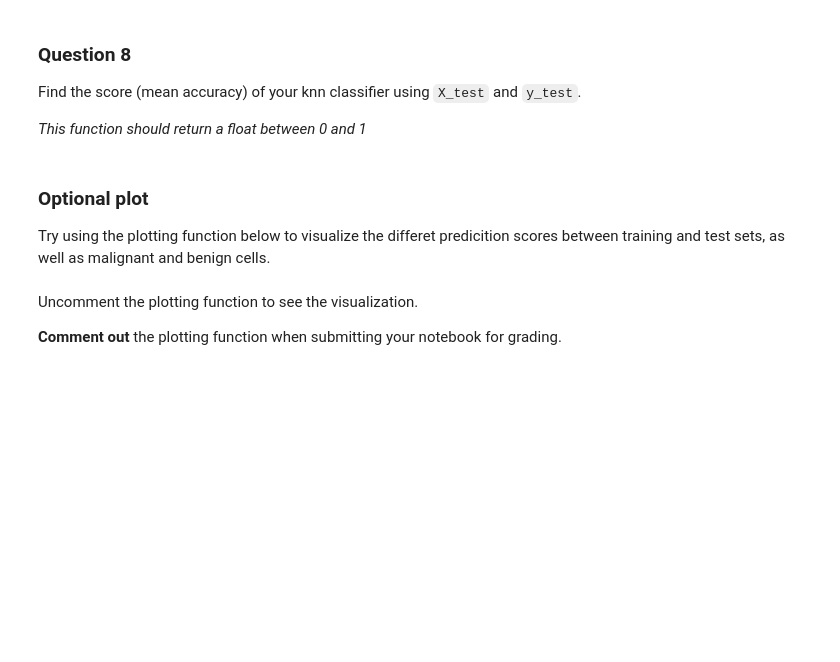
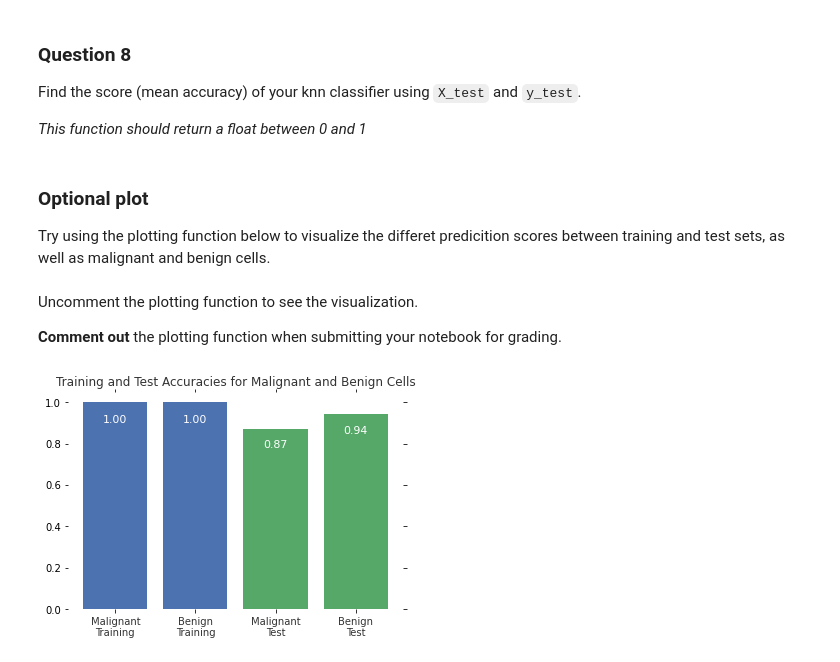
Before and after one commit to francodarvas/PYTHON2, a Jupyter notebook: Assignment 1.ipynb, the cells around one changed output. Drawn from its saved outputs; the diff is of its cells as text; code cells hidden in the pictures; blank space fills up the shorter version.

```diff
--- a/Assignment 1.ipynb
+++ b/Assignment 1.ipynb
@@ -75,0 +91,10 @@ answer_one()
+# %%
+def answer_one():
+
+    df = pd.DataFrame(columns=cancer.feature_names, data=cancer.data, index=range(0, 569, 1))
+    df['target'] = cancer.target
+
+    return df
+
+
+answer_one()
@@ -105,3 +138,11 @@ def answer_three():
+# %%
+def answer_three():
+    # Cargamos el data frame y filtramos la variable target
+    cancerdf = answer_one()
+    X = cancerdf.drop('target', axis=1)
+    y = cancerdf['target']
+
+    return X, y
 # %% [markdown]
 ### Question 4
 Using `train_test_split`, split `X` and `y` into training and test sets `(X_train, X_test, y_train, and y_test)`.
@@ -119,7 +160,7 @@ from sklearn.model_selection import train_test_split
 def answer_four():
     X, y = answer_three()
 
-    # Your code here
+    X_train, X_test, y_train, y_test = train_test_split(X,y, random_state=0)
 
     return X_train, X_test, y_train, y_test
 # %% [markdown]
@@ -133,9 +174,9 @@ from sklearn.neighbors import KNeighborsClassifier
 def answer_five():
     X_train, X_test, y_train, y_test = answer_four()
 
-    # Your code here
+    knn = KNeighborsClassifier(n_neighbors=1)
 
-    return # Return your answer
+    return knn.fit(X_train, y_train)
 # %% [markdown]
 ### Question 6
 Using your knn classifier, predict the class label using the mean value for each feature.
@@ -231,4 +269,7 @@ Uncomment the plotting function to see the visualization.
 
 **Comment out** the plotting function when submitting your notebook for grading.
 # %%
-#accuracy_plot()
+%matplotlib inline
+accuracy_plot()
+# %% [output]
+[figure, added]
```
Also changed, not shown: parts of 12 cells of this notebook.
